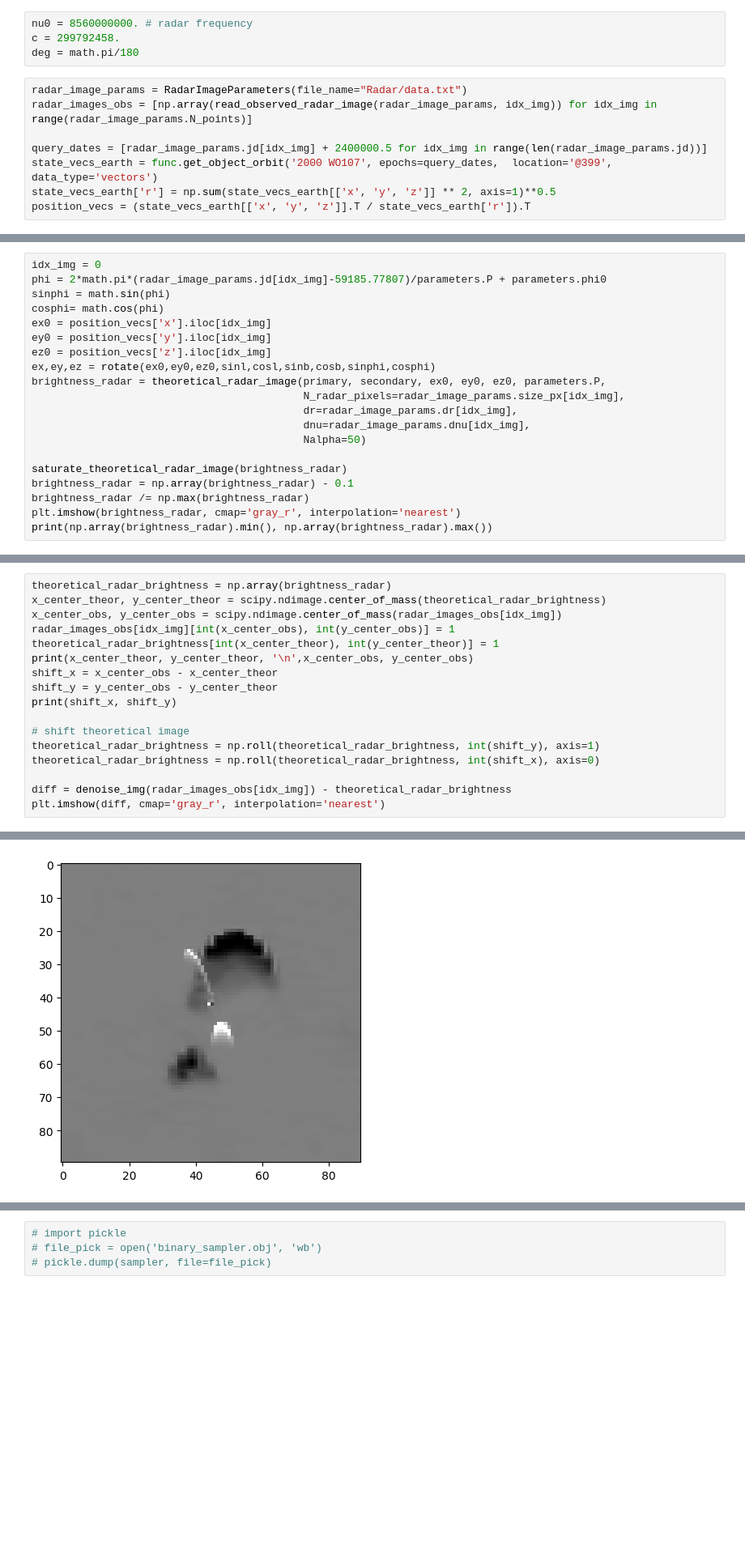
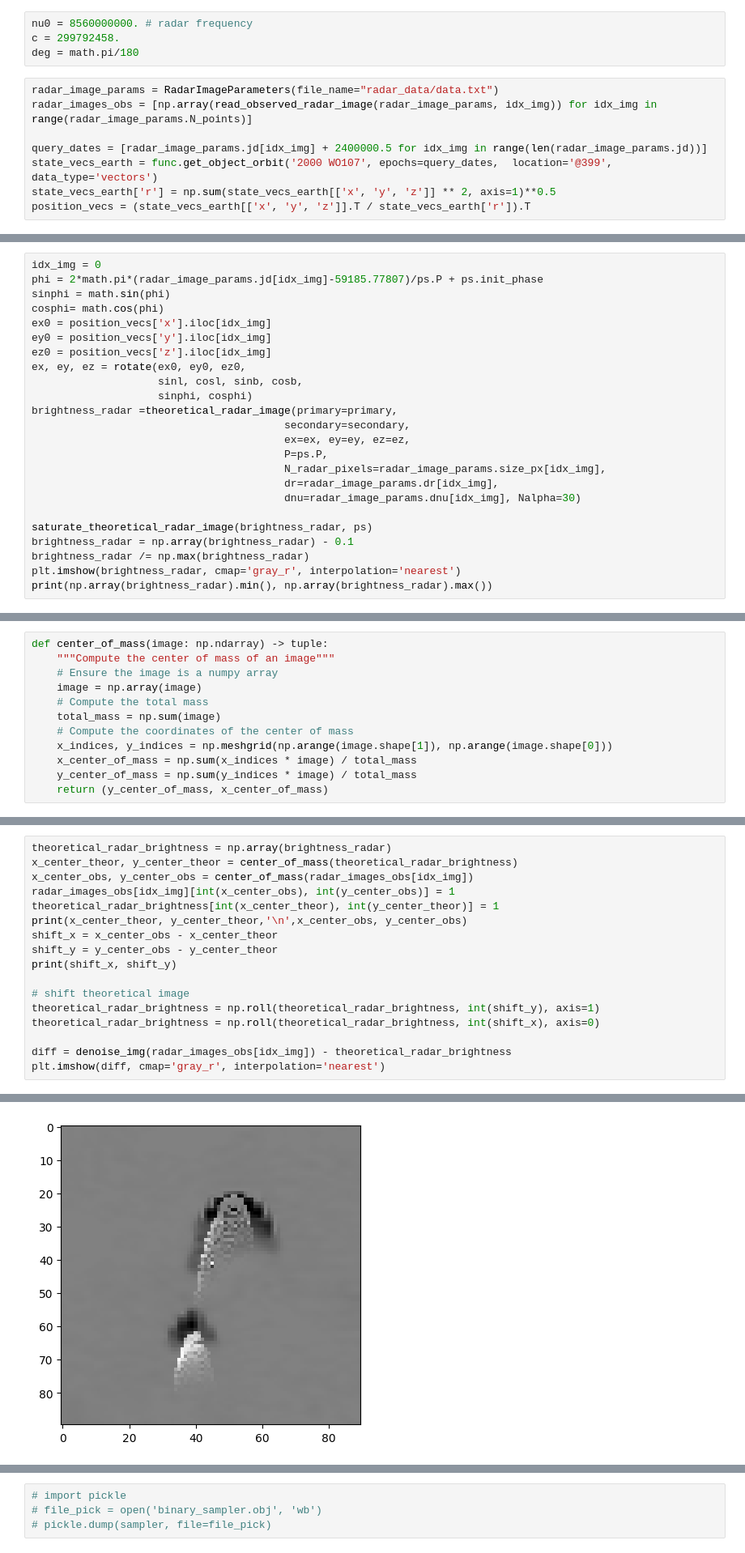
Before and after one commit to IgorEnergyOne/Binary_mcmc, a Jupyter notebook: radar_mcmc_binary.ipynb, the cells around one changed output, grey strips where cells are left out. Shown at 81% size. Saved outputs shown, nothing was run; the diff lists cells and outputs as text; blank space fills up the shorter version.

Commit message:
removed scipy dependency

```diff
--- a/radar_mcmc_binary.ipynb
+++ b/radar_mcmc_binary.ipynb
@@ -205,7 +203,7 @@ nu0 = 8560000000. # radar frequency
 c = 299792458.
 deg = math.pi/180
 # %%
-radar_image_params = RadarImageParameters(file_name="Radar/data.txt")
+radar_image_params = RadarImageParameters(file_name="radar_data/data.txt")
 radar_images_obs = [np.array(read_observed_radar_image(radar_image_params, idx_img)) for idx_img in range(radar_image_params.N_points)]
 
 query_dates = [radar_image_params.jd[idx_img] + 2400000.5 for idx_img in range(len(radar_image_params.jd))]
@@ -254,20 +242,24 @@ plt.imshow(radar_images_obs[0])
 [figure]
 # %%
 idx_img = 0
-phi = 2*math.pi*(radar_image_params.jd[idx_img]-59185.77807)/parameters.P + parameters.phi0
+phi = 2*math.pi*(radar_image_params.jd[idx_img]-59185.77807)/ps.P + ps.init_phase
 sinphi = math.sin(phi)
 cosphi= math.cos(phi)
 ex0 = position_vecs['x'].iloc[idx_img]
 ey0 = position_vecs['y'].iloc[idx_img]
 ez0 = position_vecs['z'].iloc[idx_img]
-ex,ey,ez = rotate(ex0,ey0,ez0,sinl,cosl,sinb,cosb,sinphi,cosphi)
-brightness_radar = theoretical_radar_image(primary, secondary, ex0, ey0, ez0, parameters.P,
-                                           N_radar_pixels=radar_image_params.size_px[idx_img],
-                                           dr=radar_image_params.dr[idx_img],
-                                           dnu=radar_image_params.dnu[idx_img],
-                                           Nalpha=50)
+ex, ey, ez = rotate(ex0, ey0, ez0,
+                    sinl, cosl, sinb, cosb,
+                    sinphi, cosphi)
+brightness_radar =theoretical_radar_image(primary=primary,
+                                        secondary=secondary,
+                                        ex=ex, ey=ey, ez=ez,
+                                        P=ps.P,
+                                        N_radar_pixels=radar_image_params.size_px[idx_img],
+                                        dr=radar_image_params.dr[idx_img],
+                                        dnu=radar_image_params.dnu[idx_img], Nalpha=30)
 
-saturate_theoretical_radar_image(brightness_radar)
+saturate_theoretical_radar_image(brightness_radar, ps)
 brightness_radar = np.array(brightness_radar) - 0.1
 brightness_radar /= np.max(brightness_radar)
 plt.imshow(brightness_radar, cmap='gray_r', interpolation='nearest')
@@ -277,0 +270,12 @@ print(np.array(brightness_radar).min(), np.array(brightness_radar).max())
+# %%
+def center_of_mass(image: np.ndarray) -> tuple:
+    """Compute the center of mass of an image"""
+    # Ensure the image is a numpy array
+    image = np.array(image)
+    # Compute the total mass
+    total_mass = np.sum(image)
+    # Compute the coordinates of the center of mass
+    x_indices, y_indices = np.meshgrid(np.arange(image.shape[1]), np.arange(image.shape[0]))
+    x_center_of_mass = np.sum(x_indices * image) / total_mass
+    y_center_of_mass = np.sum(y_indices * image) / total_mass
+    return (y_center_of_mass, x_center_of_mass)
@@ -278,10 +287,10 @@ print(np.array(brightness_radar).min(), np.array(brightness_radar).max())
 # %%
 theoretical_radar_brightness = np.array(brightness_radar)
-x_center_theor, y_center_theor = scipy.ndimage.center_of_mass(theoretical_radar_brightness)
-x_center_obs, y_center_obs = scipy.ndimage.center_of_mass(radar_images_obs[idx_img])
+x_center_theor, y_center_theor = center_of_mass(theoretical_radar_brightness)
+x_center_obs, y_center_obs = center_of_mass(radar_images_obs[idx_img])
 radar_images_obs[idx_img][int(x_center_obs), int(y_center_obs)] = 1
 theoretical_radar_brightness[int(x_center_theor), int(y_center_theor)] = 1
-print(x_center_theor, y_center_theor, '\n',x_center_obs, y_center_obs)
+print(x_center_theor, y_center_theor,'\n',x_center_obs, y_center_obs)
 shift_x = x_center_obs - x_center_theor
 shift_y = y_center_obs - y_center_theor
 print(shift_x, shift_y)
@@ -299,5 +308,5 @@ plt.imshow(diff, cmap='gray_r', interpolation='nearest')
 <matplotlib.image.AxesImage at 0x...>
-[figure, old version]
+[figure, new version]
 # %%
 radar_image_params = RadarImageParameters(file_name="Radar/data.txt")
 # radar_images_obs = [np.array(read_observed_radar_image(radar_image_params,idx_img)) for idx_img in range(radar_image_params.N_points)]
```
Also changed, not shown: parts of 6 cells of this notebook, 3 other files.
